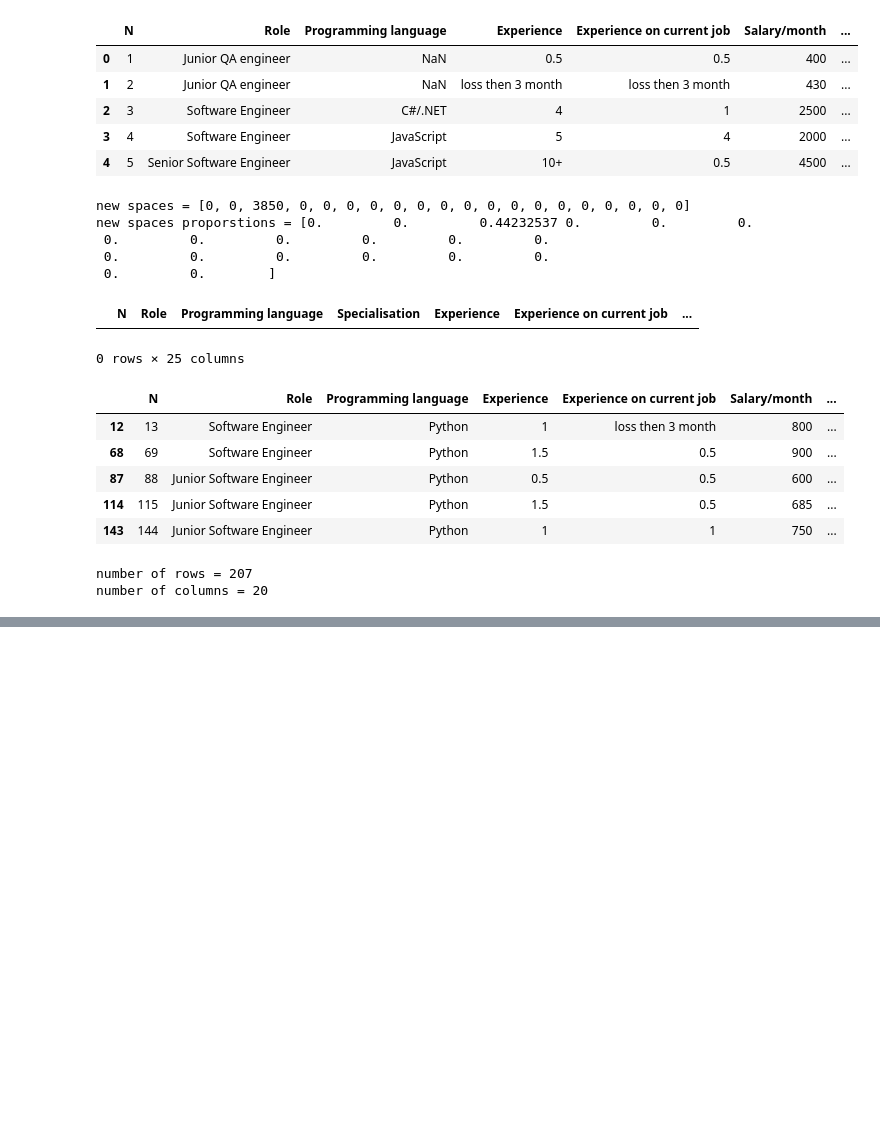
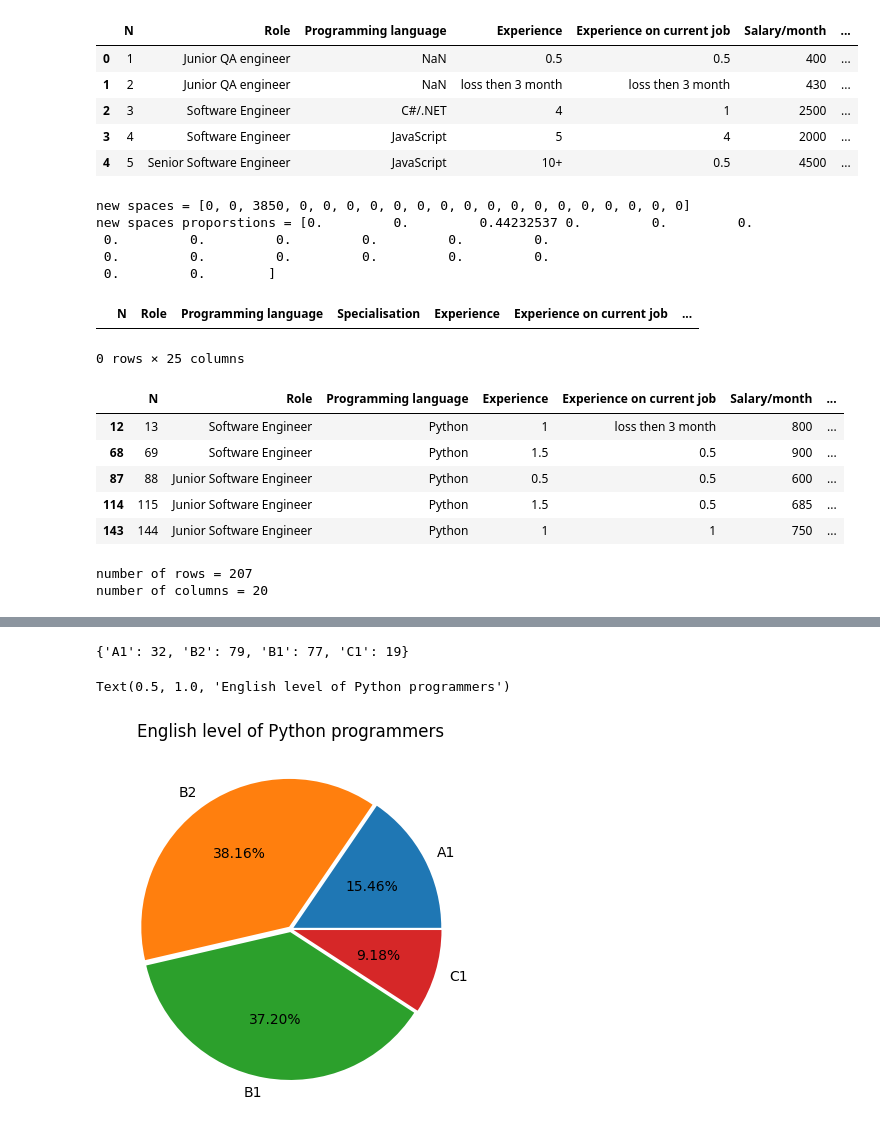
Before and after one commit to koc90/part_3_homework_2, a Jupyter notebook: Hw_2_2.ipynb, the cells around one changed output, grey strips where cells are left out. Saved outputs shown, nothing was run; the diff lists cells and outputs as text; code cells hidden in the pictures; blank space fills up the shorter version.

```diff
--- a/Hw_2_2.ipynb
+++ b/Hw_2_2.ipynb
@@ -160,0 +175,23 @@ python_data_grouped_by_role.to_csv("Python_data.csv")
+# %%
+english_dict = {}
+
+for item in python_data["English "]:
+    if item in english_dict.keys():
+        english_dict[item] += 1
+    else:
+        english_dict[item] = 1
+
+print(english_dict)
+
+labels = list(english_dict.keys())
+data = list(english_dict.values())
+
+explode = list(np.ones(len(data))*0.02)
+
+
+plt.pie(x=data, labels=labels, autopct="%.2f%%", explode=explode)
+plt.title("English level of Python programmers")
+# %% [output]
+{'A1': 32, 'B2': 79, 'B1': 77, 'С1': 19}
+Text(0.5, 1.0, 'English level of Python programmers')
+[figure, added]
```
Also changed, not shown: parts of 8 cells of this notebook, 3 other files.
